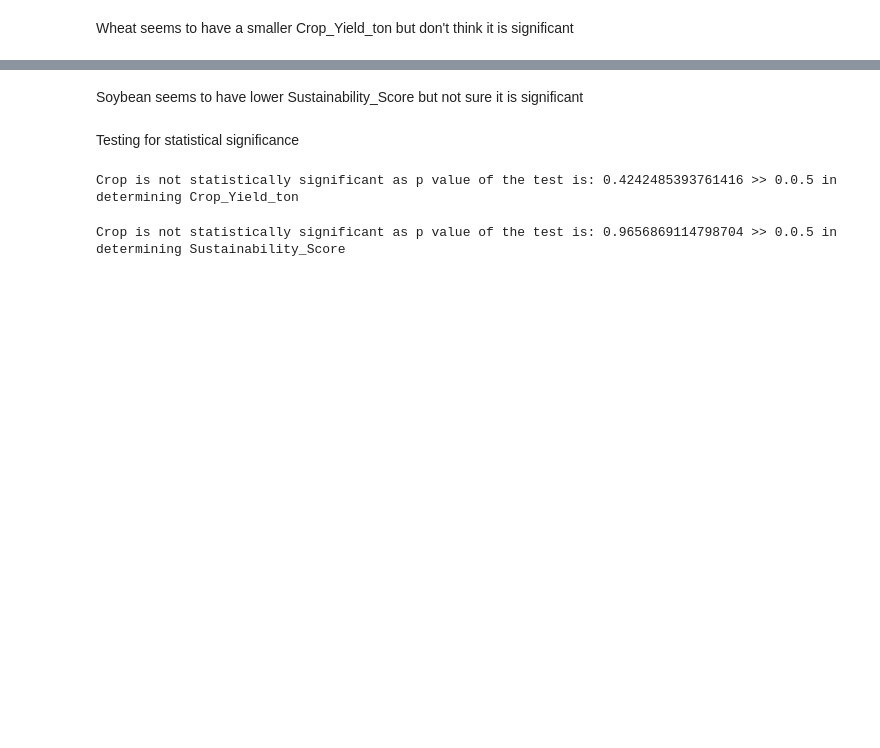
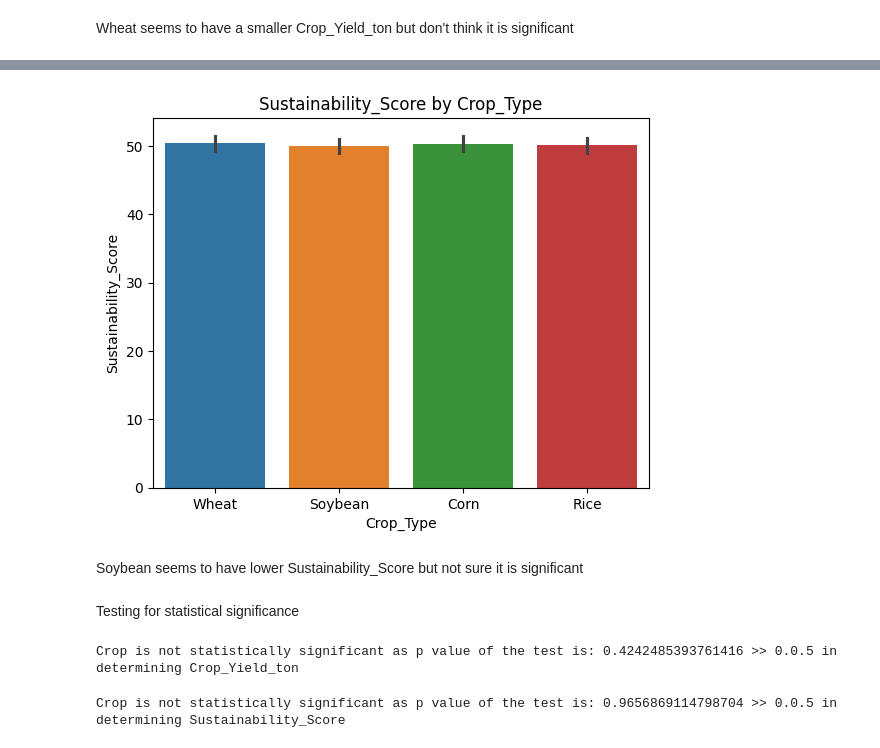
Before and after one commit to JoshuaWacks/sustainableFarmingAnalysis, a Jupyter notebook: questions.ipynb, the cells around one changed output, grey strips where cells are left out. Saved outputs shown, nothing was run; the diff lists cells and outputs as text; code cells hidden in the pictures; blank space fills up the shorter version.

```diff
--- a/questions.ipynb
+++ b/questions.ipynb
@@ -65,3 +71,9 @@ for crop_name, crop_df in zip(crop_names, crop_dfs):
+# %%
+sns.barplot(farmer_df,y = 'Sustainability_Score', x='Crop_Type', hue = 'Crop_Type')
+plt.title(F"Sustainability_Score by Crop_Type")
+plt.show()
+# %% [output]
+[figure, added]
 # %% [markdown]
 Soybean seems to have lower Sustainability_Score but not sure it is significant
 # %% [markdown]
```
Also changed, not shown: parts of 20 cells of this notebook, 4 other files.
